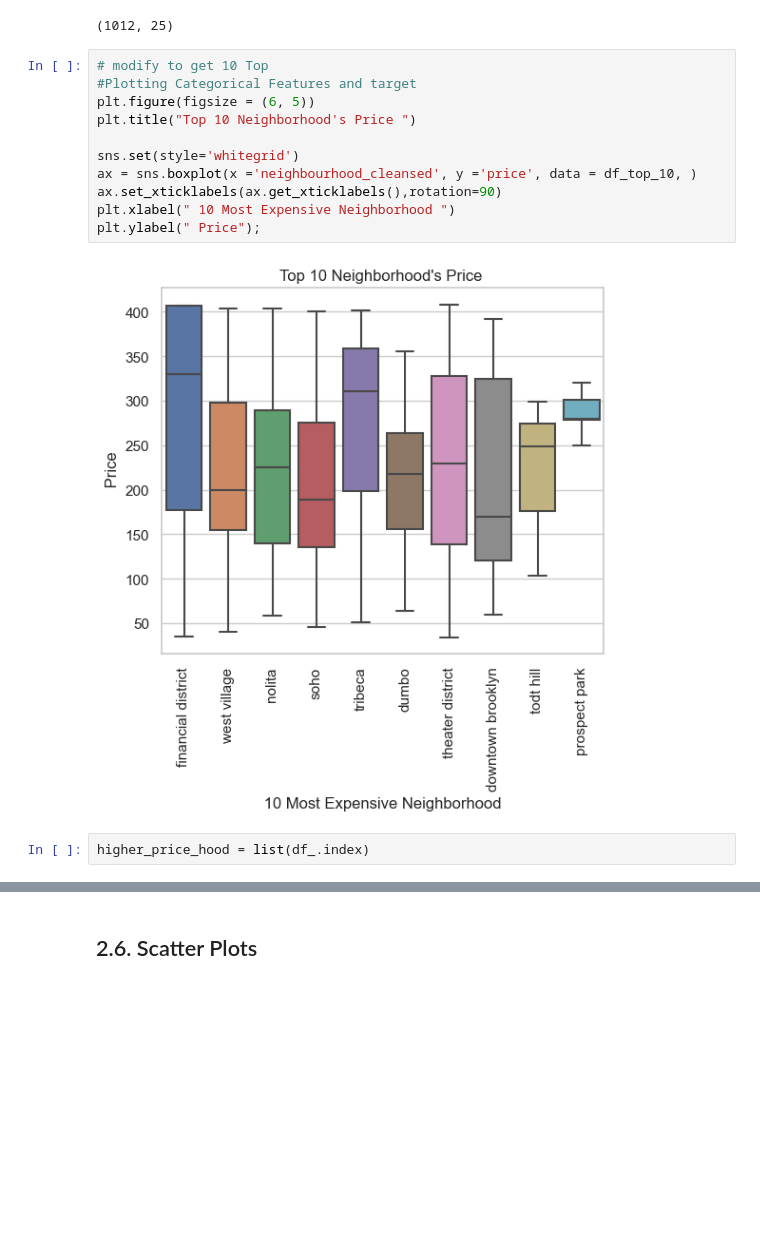
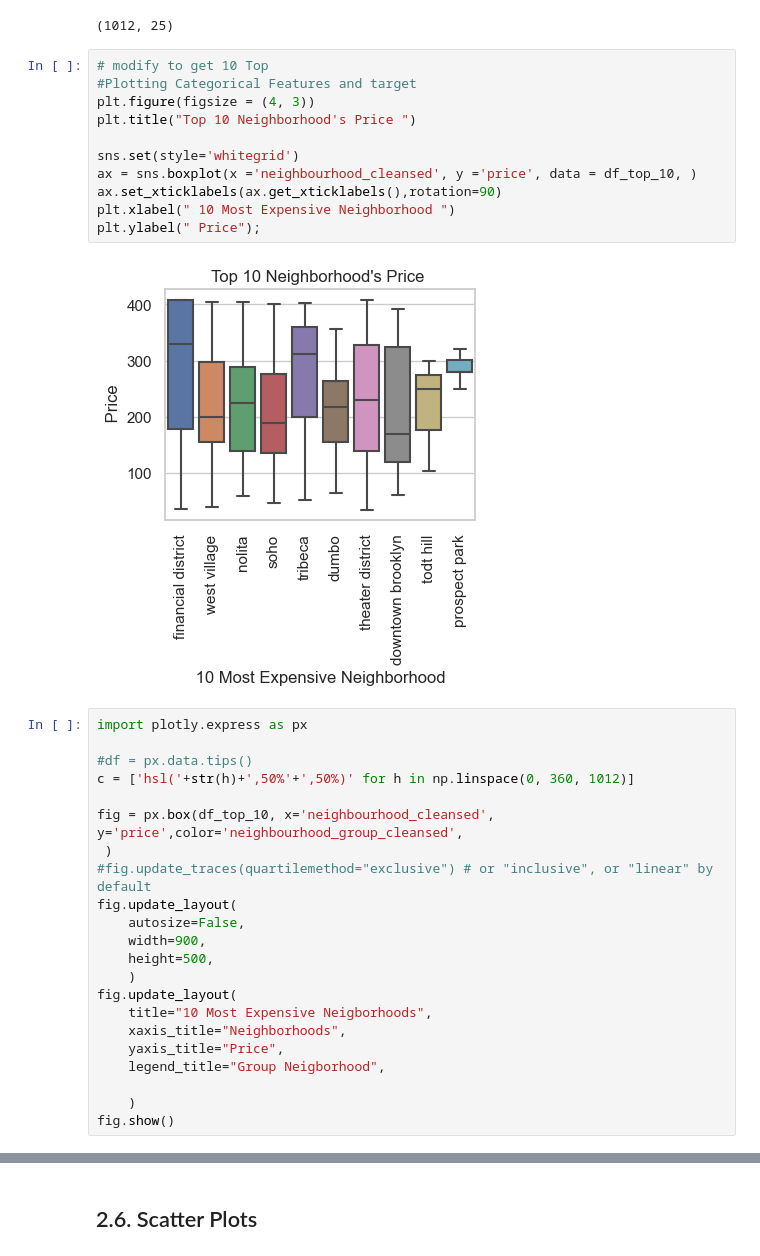
Before and after one commit to sresende/airbnb_data_analysis, a Jupyter notebook: code/02 Exploratory Data Analysis.ipynb, the cells around one changed output, grey strips where cells are left out. Cells and saved outputs as stored; diff of their text form; blank space fills up the shorter version.

Commit message:
boxplot images...

```diff
--- a/code/02 Exploratory Data Analysis.ipynb
+++ b/code/02 Exploratory Data Analysis.ipynb
@@ -258,15 +258,35 @@ df_top_10.shape
 # %%
 # modify to get 10 Top
 #Plotting Categorical Features and target
-plt.figure(figsize = (6, 5))
+plt.figure(figsize = (4, 3))
 plt.title("Top 10 Neighborhood's Price ")
 
 sns.set(style='whitegrid')
 ax = sns.boxplot(x ='neighbourhood_cleansed', y ='price', data = df_top_10, )
 ax.set_xticklabels(ax.get_xticklabels(),rotation=90)
 plt.xlabel(" 10 Most Expensive Neighborhood ")
 plt.ylabel(" Price");
 # %% [output]
-[figure, old version]
+[figure, new version]
-# %%
-higher_price_hood = list(df_.index)
+# %%
+import plotly.express as px
+
+#df = px.data.tips()
+c = ['hsl('+str(h)+',50%'+',50%)' for h in np.linspace(0, 360, 1012)]
+
+fig = px.box(df_top_10, x='neighbourhood_cleansed', y='price',color='neighbourhood_group_cleansed',
+ )
+#fig.update_traces(quartilemethod="exclusive") # or "inclusive", or "linear" by default
+fig.update_layout(
+    autosize=False,
+    width=900,
+    height=500,
+    )
+fig.update_layout(
+    title="10 Most Expensive Neigborhoods",
+    xaxis_title="Neighborhoods",
+    yaxis_title="Price",
+    legend_title="Group Neigborhood",
+
+    )
+fig.show()
```
Also changed, not shown: parts of 1 cell of this notebook, 2 other files.
